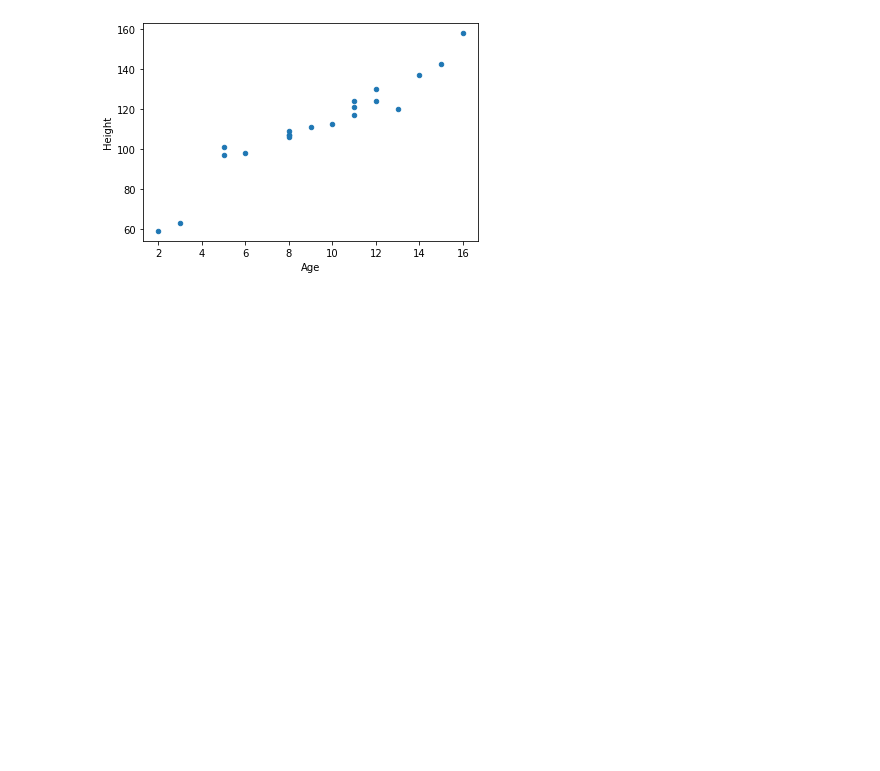
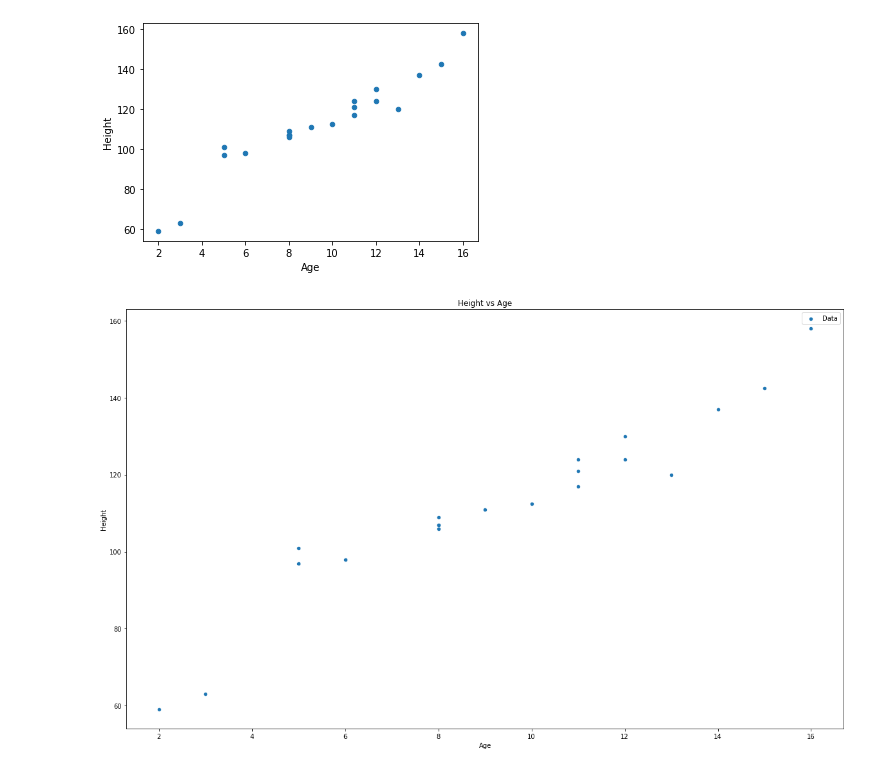
Before and after one commit to ssciwr/jupyter-data-exploration-live, a Jupyter notebook: part2.ipynb, the cells around one changed output. Cells and saved outputs as stored; diff of their text form; code cells hidden in the pictures; blank space fills up the shorter version.

```diff
--- a/part2.ipynb
+++ b/part2.ipynb
@@ -527,3 +527,9 @@ df.plot.scatter(x="Age", y="Height")
 # %% [output]
 <AxesSubplot:xlabel='Age', ylabel='Height'>
 [figure]
+# %%
+fig, axs = plt.subplots(figsize=(20,12))
+df.plot.scatter(x="Age", y="Height", ax=axs, label="Data")
+plt.title("Height vs Age")
+# %% [output]
+[figure, added]
```
